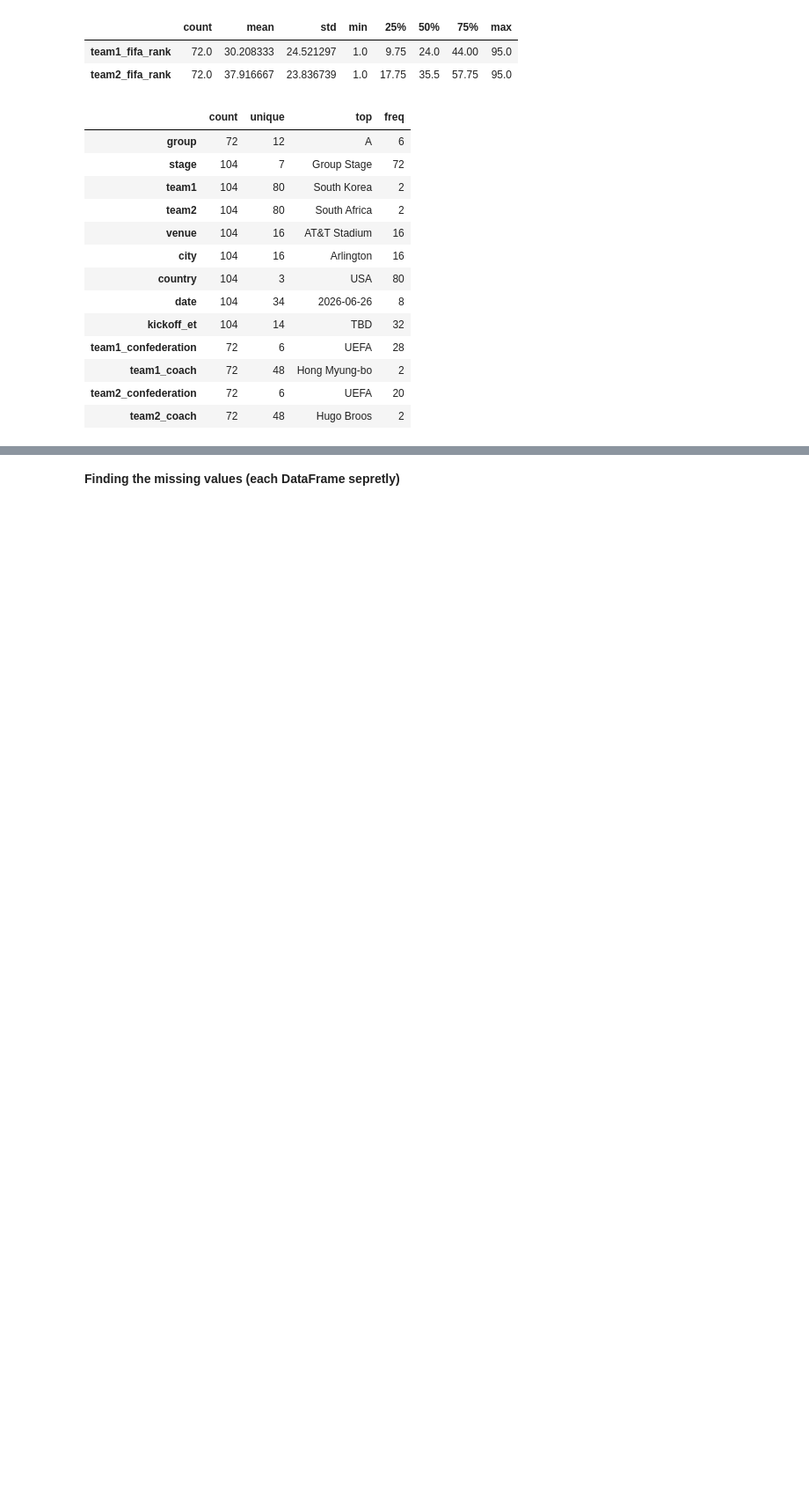
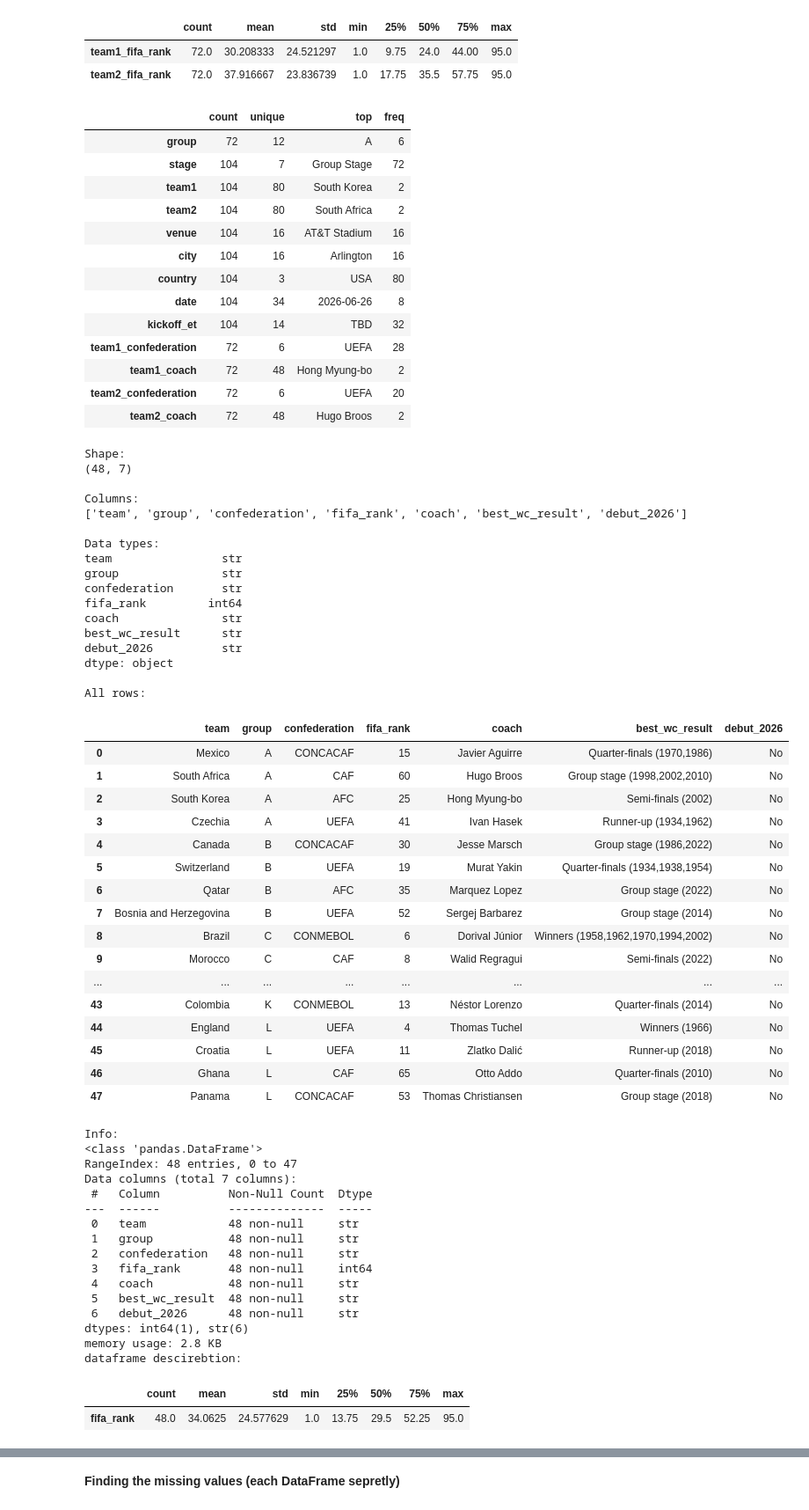
Before and after one commit to iMohamed-XD/Tamkeen, a Jupyter notebook: 5-data_project/main.ipynb, the cells around one changed output, grey strips where cells are left out. Shown at 88% size. Cells and saved outputs as stored; diff of their text form; code cells hidden in the pictures; blank space fills up the shorter version.

```diff
--- a/5-data_project/main.ipynb
+++ b/5-data_project/main.ipynb
@@ -99,11 +99,65 @@ dataframe descirebtion:
 # %%
 print(f"\nShape:\n{df_teams.shape}")
 print(f"\nColumns:\n{df_teams.columns.tolist()}")
 print(f"\nData types:\n{df_teams.dtypes}")
-print("\nFirst 5 rows:")
-display(df_teams.head())
+print("\nAll rows:")
+display(df_teams)
 print("\nInfo:")
 df_teams.info()
 print("dataframe descirebtion: ")
 display(df_teams.describe().T)
 df_teams.describe(include="str").T
+# no need to check for duplicates in the teams dataset, as each team is unique and has a unique FIFA code.
+# %% [output]
+Shape:
+(48, 7)
+
+Columns:
+['team', 'group', 'confederation', 'fifa_rank', 'coach', 'best_wc_result', 'debut_2026']
+
+Data types:
+team                str
+group               str
+confederation       str
+fifa_rank         int64
+coach               str
+best_wc_result      str
+debut_2026          str
+dtype: object
+
+All rows:
+|  | team | group | confederation | fifa_rank | coach | best_wc_result | debut_2026 |
+| 0 | Mexico | A | CONCACAF | 15 | Javier Aguirre | Quarter-finals (1970,1986) | No |
+| 1 | South Africa | A | CAF | 60 | Hugo Broos | Group stage (1998,2002,2010) | No |
+| 2 | South Korea | A | AFC | 25 | Hong Myung-bo | Semi-finals (2002) | No |
+| 3 | Czechia | A | UEFA | 41 | Ivan Hasek | Runner-up (1934,1962) | No |
+| 4 | Canada | B | CONCACAF | 30 | Jesse Marsch | Group stage (1986,2022) | No |
+| 5 | Switzerland | B | UEFA | 19 | Murat Yakin | Quarter-finals (1934,1938,1954) | No |
+| 6 | Qatar | B | AFC | 35 | Marquez Lopez | Group stage (2022) | No |
+| 7 | Bosnia and Herzegovina | B | UEFA | 52 | Sergej Barbarez | Group stage (2014) | No |
+| 8 | Brazil | C | CONMEBOL | 6 | Dorival Júnior | Winners (1958,1962,1970,1994,2002) | No |
+| 9 | Morocco | C | CAF | 8 | Walid Regragui | Semi-finals (2022) | No |
+| ... | ... | ... | ... | ... | ... | ... | ... |
+| 43 | Colombia | K | CONMEBOL | 13 | Néstor Lorenzo | Quarter-finals (2014) | No |
+| 44 | England | L | UEFA | 4 | Thomas Tuchel | Winners (1966) | No |
+| 45 | Croatia | L | UEFA | 11 | Zlatko Dalić | Runner-up (2018) | No |
+| 46 | Ghana | L | CAF | 65 | Otto Addo | Quarter-finals (2010) | No |
+| 47 | Panama | L | CONCACAF | 53 | Thomas Christiansen | Group stage (2018) | No |
+Info:
+<class 'pandas.DataFrame'>
+RangeIndex: 48 entries, 0 to 47
+Data columns (total 7 columns):
+ #   Column          Non-Null Count  Dtype
+---  ------          --------------  -----
+ 0   team            48 non-null     str
+ 1   group           48 non-null     str
+ 2   confederation   48 non-null     str
+ 3   fifa_rank       48 non-null     int64
+ 4   coach           48 non-null     str
+ 5   best_wc_result  48 non-null     str
+ 6   debut_2026      48 non-null     str
+dtypes: int64(1), str(6)
+memory usage: 2.8 KB
+dataframe descirebtion:
+|  | count | mean | std | min | 25% | 50% | 75% | max |
+| fifa_rank | 48.0 | 34.0625 | 24.577629 | 1.0 | 13.75 | 29.5 | 52.25 | 95.0 |
```
Also changed, not shown: parts of 22 cells of this notebook, 6 other files.
